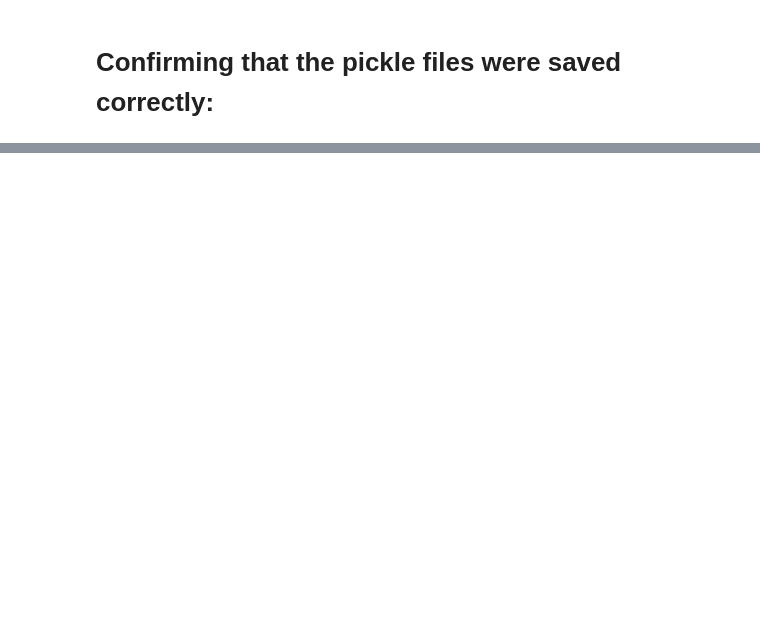
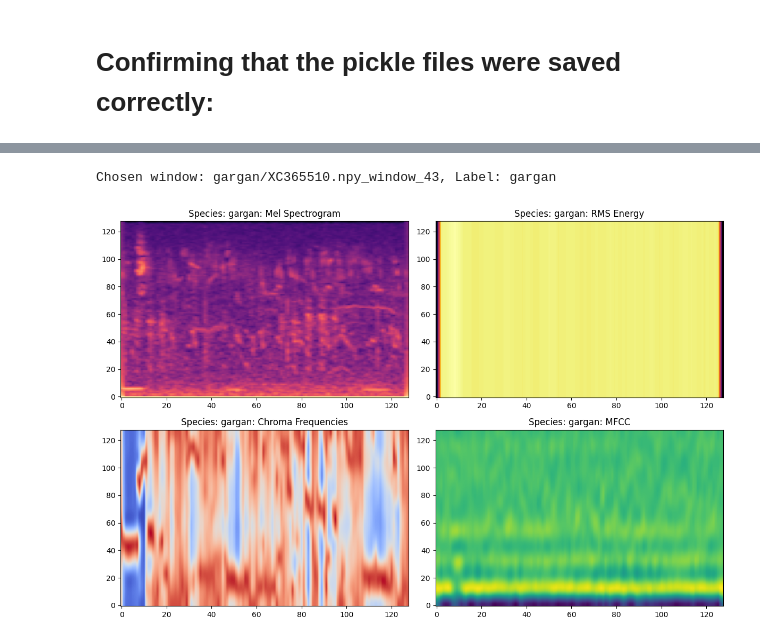
Before and after one commit to Thato-Mot/Final-Version-Of-Bird-Classification-Project, a Jupyter notebook: Stage-3/stage-3-train-val-split.ipynb, the cells around one changed output, grey strips where cells are left out. Drawn from its saved outputs; the diff is of its cells as text; code cells hidden in the pictures; blank space fills up the shorter version.

```diff
--- a/Stage-3/stage-3-train-val-split.ipynb
+++ b/Stage-3/stage-3-train-val-split.ipynb
@@ -475,4 +482,4 @@ view_mel_spectrogram_by_index(train_mel_spectrograms, 2002)
 # Confirming that the pickle files were saved correctly:
 # %%
 with open(train_pkl_path, 'rb') as f:
-    train_mel_spectrograms_2 = pickle.load(f)
+    train_features_pkl = pickle.load(f)
@@ -482,0 +486,5 @@ view_mel_spectrogram_by_index(train_mel_spectrograms_2, 2002)
+# %%
+choose_and_plot_window(train_features_pkl)
+# %% [output]
+Chosen window: gargan/XC365510.npy_window_43, Label: gargan
+[figure, added]
```
Also changed, not shown: parts of 12 cells of this notebook, 1 other file.
